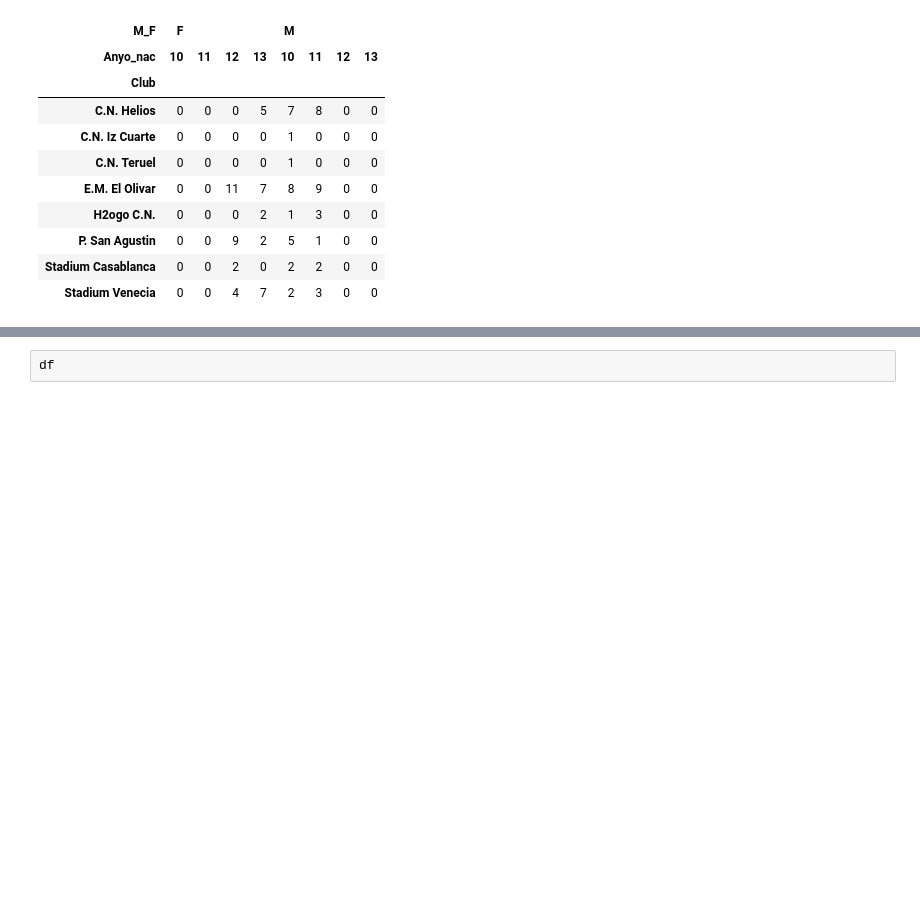
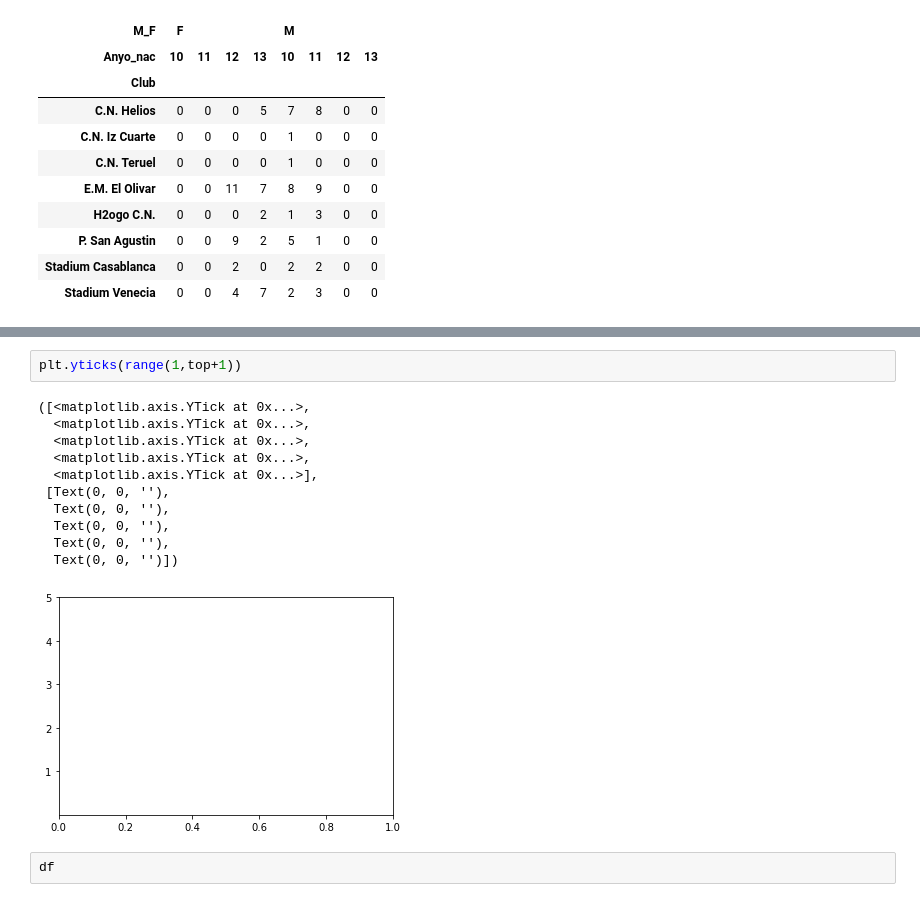
Before and after one commit to crdguez/dashboard_natacion, a Jupyter notebook: importar_datos/Explotar resultados.ipynb, the cells around one changed output, grey strips where cells are left out. Drawn from its saved outputs; the diff is of its cells as text; blank space fills up the shorter version.

```diff
--- a/importar_datos/Explotar resultados.ipynb
+++ b/importar_datos/Explotar resultados.ipynb
@@ -59,3 +73,17 @@ plt.show()
+# %%
+plt.yticks(range(1,top+1))
+# %% [output]
+([<matplotlib.axis.YTick at 0x...>,
+  <matplotlib.axis.YTick at 0x...>,
+  <matplotlib.axis.YTick at 0x...>,
+  <matplotlib.axis.YTick at 0x...>,
+  <matplotlib.axis.YTick at 0x...>],
+ [Text(0, 0, ''),
+  Text(0, 0, ''),
+  Text(0, 0, ''),
+  Text(0, 0, ''),
+  Text(0, 0, '')])
+[figure, added]
 # %%
 df
 # %% [output]
```
Also changed, not shown: parts of 2 cells of this notebook, 2 other files.
